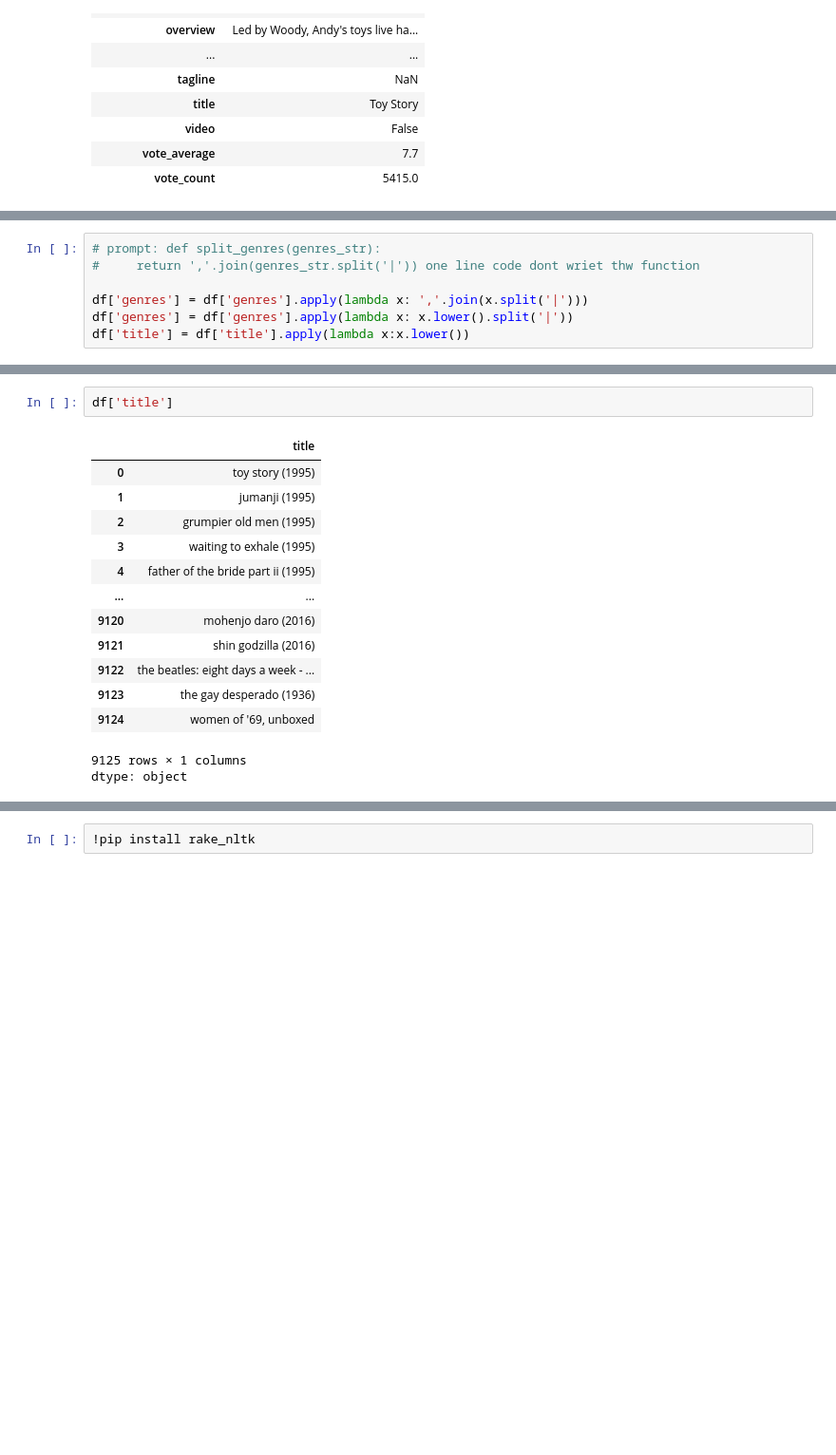
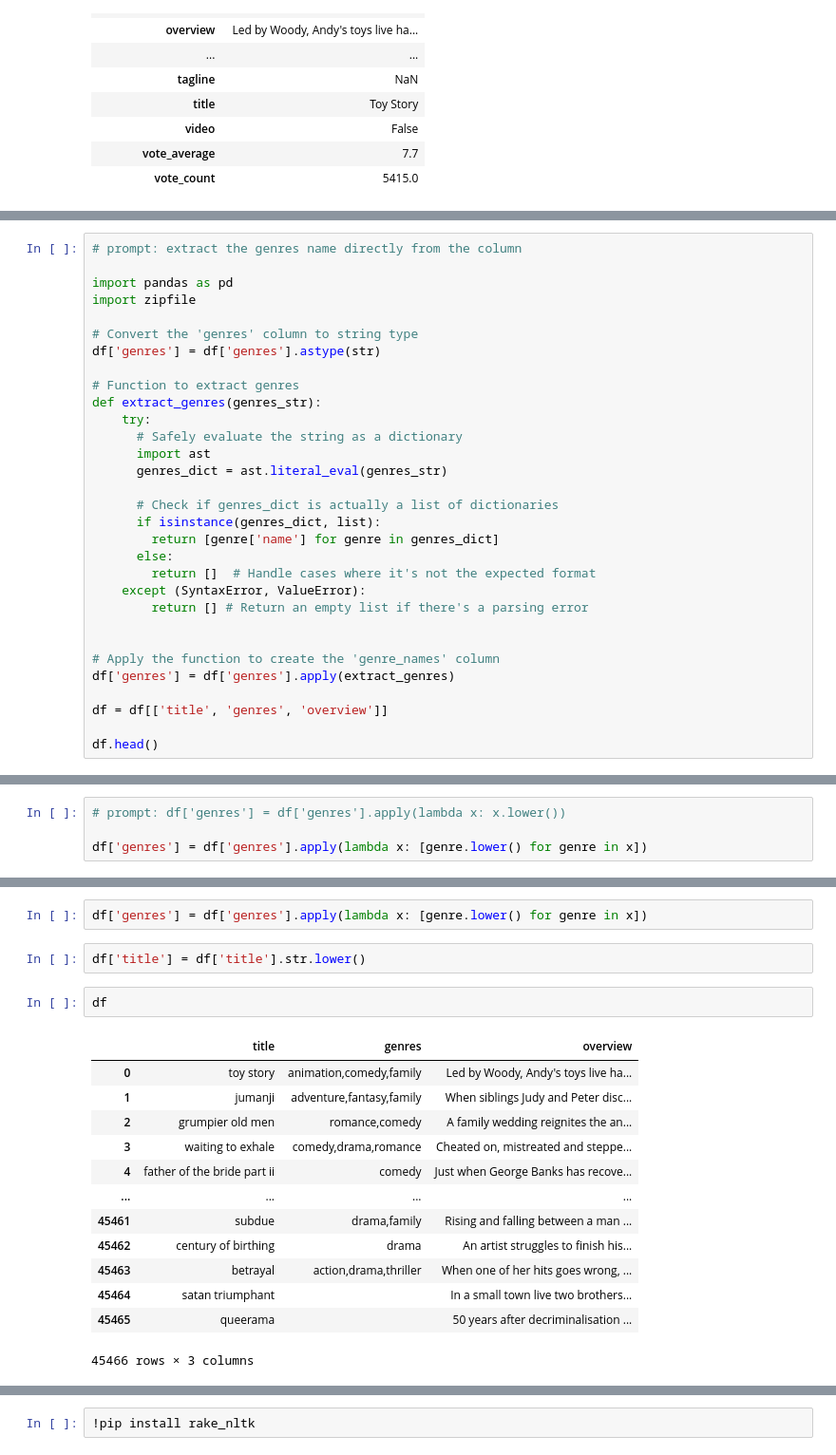
Before and after one commit to MudassirABBASSi/Recommendation-System-, a Jupyter notebook: Recommendation_System.ipynb, the cells around one changed output, grey strips where cells are left out. Shown at 95% size. Drawn from its saved outputs; the diff is of its cells as text; blank space fills up the shorter version.

```diff
--- a/Recommendation_System.ipynb
+++ b/Recommendation_System.ipynb
@@ -334,0 +337,31 @@ df
+# %%
+# prompt: extract the genres name directly from the column
+
+import pandas as pd
+import zipfile
+
+# Convert the 'genres' column to string type
+df['genres'] = df['genres'].astype(str)
+
+# Function to extract genres
+def extract_genres(genres_str):
+    try:
+      # Safely evaluate the string as a dictionary
+      import ast
+      genres_dict = ast.literal_eval(genres_str)
+
+      # Check if genres_dict is actually a list of dictionaries
+      if isinstance(genres_dict, list):
+        return [genre['name'] for genre in genres_dict]
+      else:
+        return []  # Handle cases where it's not the expected format
+    except (SyntaxError, ValueError):
+        return [] # Return an empty list if there's a parsing error
+
+
+# Apply the function to create the 'genre_names' column
+df['genres'] = df['genres'].apply(extract_genres)
+
+df = df[['title', 'genres', 'overview']]
+
+df.head()
@@ -335,7 +392,4 @@ df
 # %%
-# prompt: def split_genres(genres_str):
-#     return ','.join(genres_str.split('|')) one line code dont wriet thw function
+# prompt: df['genres'] = df['genres'].apply(lambda x: x.lower())
 
-df['genres'] = df['genres'].apply(lambda x: ','.join(x.split('|')))
-df['genres'] = df['genres'].apply(lambda x: x.lower().split('|'))
-df['title'] = df['title'].apply(lambda x:x.lower())
+df['genres'] = df['genres'].apply(lambda x: [genre.lower() for genre in x])
@@ -374,17 +412,20 @@ df
+# %%
+df['genres'] = df['genres'].apply(lambda x: [genre.lower() for genre in x])
+# %%
+df['title'] = df['title'].str.lower()
 # %%
-df['title']
+df
 # %% [output]
-|  | title |
-| 0 | toy story (1995) |
-| 1 | jumanji (1995) |
-| 2 | grumpier old men (1995) |
-| 3 | waiting to exhale (1995) |
-| 4 | father of the bride part ii (1995) |
-| ... | ... |
-| 9120 | mohenjo daro (2016) |
-| 9121 | shin godzilla (2016) |
-| 9122 | the beatles: eight days a week - ... |
-| 9123 | the gay desperado (1936) |
-| 9124 | women of '69, unboxed |
+|  | title | genres | overview |
+| 0 | toy story | animation,comedy,family | Led by Woody, Andy's toys live ha... |
+| 1 | jumanji | adventure,fantasy,family | When siblings Judy and Peter disc... |
+| 2 | grumpier old men | romance,comedy | A family wedding reignites the an... |
+| 3 | waiting to exhale | comedy,drama,romance | Cheated on, mistreated and steppe... |
+| 4 | father of the bride part ii | comedy | Just when George Banks has recove... |
+| ... | ... | ... | ... |
+| 45461 | subdue | drama,family | Rising and falling between a man ... |
+| 45462 | century of birthing | drama | An artist struggles to finish his... |
+| 45463 | betrayal | action,drama,thriller | When one of her hits goes wrong, ... |
+| 45464 | satan triumphant |  | In a small town live two brothers... |
+| 45465 | queerama |  | 50 years after decriminalisation ... |
-9125 rows × 1 columns
-dtype: object
+45466 rows × 3 columns
```
Also changed, not shown: parts of 11 cells of this notebook.
